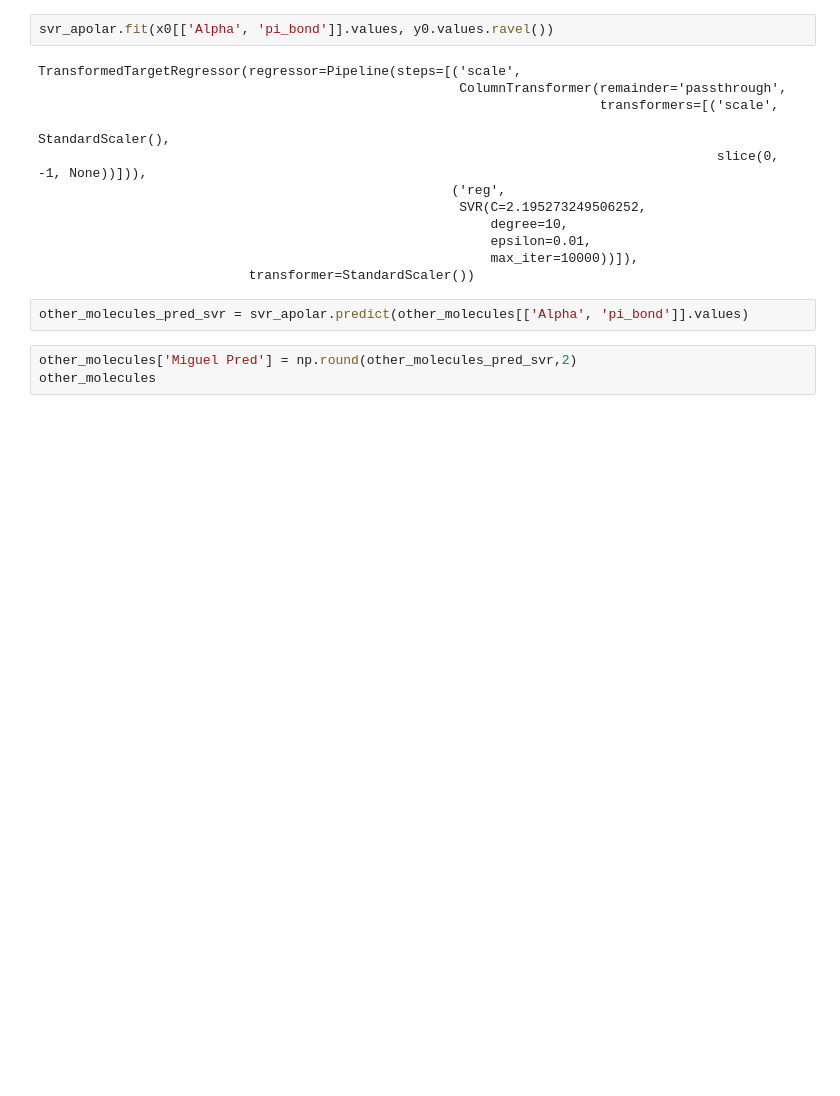
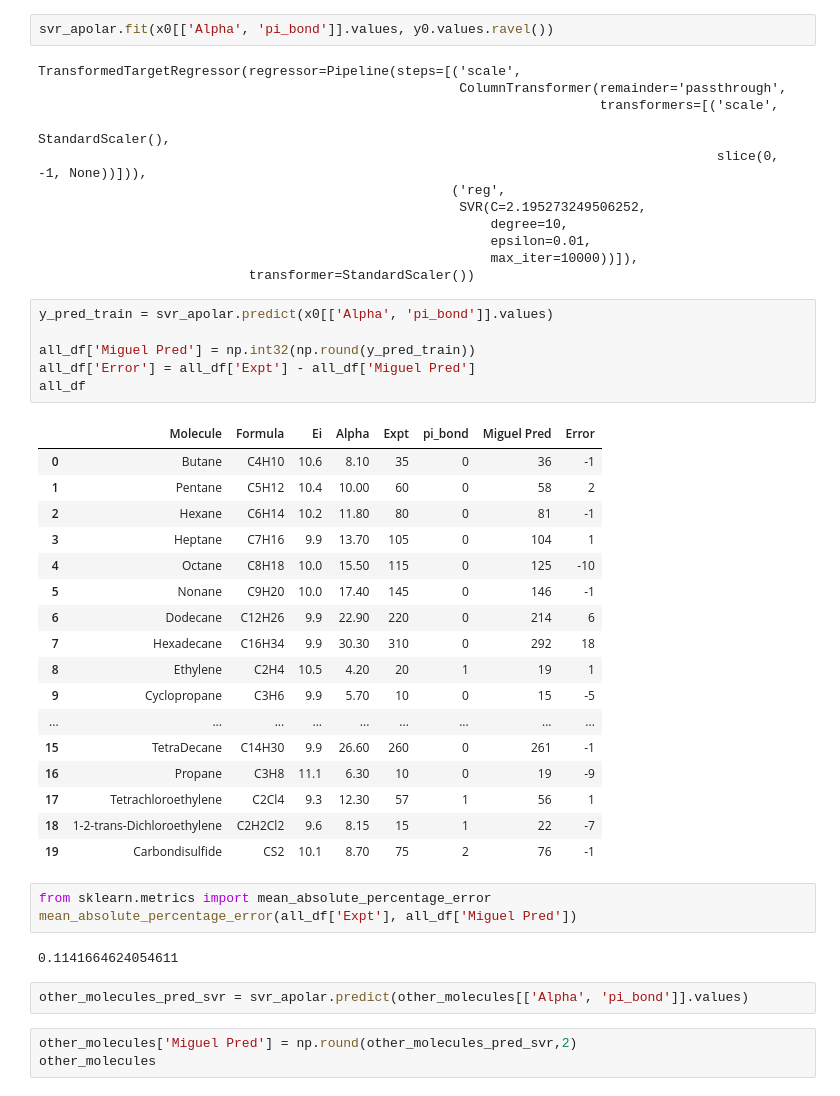
Before and after one commit to Miguilo/Master-Degree-Research, a Jupyter notebook: notebooks/Apolar Molecules/data_viz.ipynb, the cells around one changed output. Drawn from its saved outputs; the diff is of its cells as text; blank space fills up the shorter version.

```diff
--- a/notebooks/Apolar Molecules/data_viz.ipynb
+++ b/notebooks/Apolar Molecules/data_viz.ipynb
@@ -322,6 +319,35 @@ TransformedTargetRegressor(regressor=Pipeline(steps=[('scale',
                                                           epsilon=0.01,
                                                           max_iter=10000))]),
                            transformer=StandardScaler())
+# %%
+y_pred_train = svr_apolar.predict(x0[['Alpha', 'pi_bond']].values)
+
+all_df['Miguel Pred'] = np.int32(np.round(y_pred_train))
+all_df['Error'] = all_df['Expt'] - all_df['Miguel Pred']
+all_df
+# %% [output]
+|  | Molecule | Formula | Ei | Alpha | Expt | pi_bond | Miguel Pred | Error |
+| 0 | Butane | C4H10 | 10.6 | 8.10 | 35 | 0 | 36 | -1 |
+| 1 | Pentane | C5H12 | 10.4 | 10.00 | 60 | 0 | 58 | 2 |
+| 2 | Hexane | C6H14 | 10.2 | 11.80 | 80 | 0 | 81 | -1 |
+| 3 | Heptane | C7H16 | 9.9 | 13.70 | 105 | 0 | 104 | 1 |
+| 4 | Octane | C8H18 | 10.0 | 15.50 | 115 | 0 | 125 | -10 |
+| 5 | Nonane | C9H20 | 10.0 | 17.40 | 145 | 0 | 146 | -1 |
+| 6 | Dodecane | C12H26 | 9.9 | 22.90 | 220 | 0 | 214 | 6 |
+| 7 | Hexadecane | C16H34 | 9.9 | 30.30 | 310 | 0 | 292 | 18 |
+| 8 | Ethylene | C2H4 | 10.5 | 4.20 | 20 | 1 | 19 | 1 |
+| 9 | Cyclopropane | C3H6 | 9.9 | 5.70 | 10 | 0 | 15 | -5 |
+| ... | ... | ... | ... | ... | ... | ... | ... | ... |
+| 15 | TetraDecane | C14H30 | 9.9 | 26.60 | 260 | 0 | 261 | -1 |
+| 16 | Propane | C3H8 | 11.1 | 6.30 | 10 | 0 | 19 | -9 |
+| 17 | Tetrachloroethylene | C2Cl4 | 9.3 | 12.30 | 57 | 1 | 56 | 1 |
+| 18 | 1-2-trans-Dichloroethylene | C2H2Cl2 | 9.6 | 8.15 | 15 | 1 | 22 | -7 |
+| 19 | Carbondisulfide | CS2 | 10.1 | 8.70 | 75 | 2 | 76 | -1 |
+# %%
+from sklearn.metrics import mean_absolute_percentage_error
+mean_absolute_percentage_error(all_df['Expt'], all_df['Miguel Pred'])
+# %% [output]
+0.1141664624054611
 # %%
 other_molecules_pred_svr = svr_apolar.predict(other_molecules[['Alpha', 'pi_bond']].values)
 # %%
```
Also changed, not shown: parts of 8 cells of this notebook, 2 other files.
